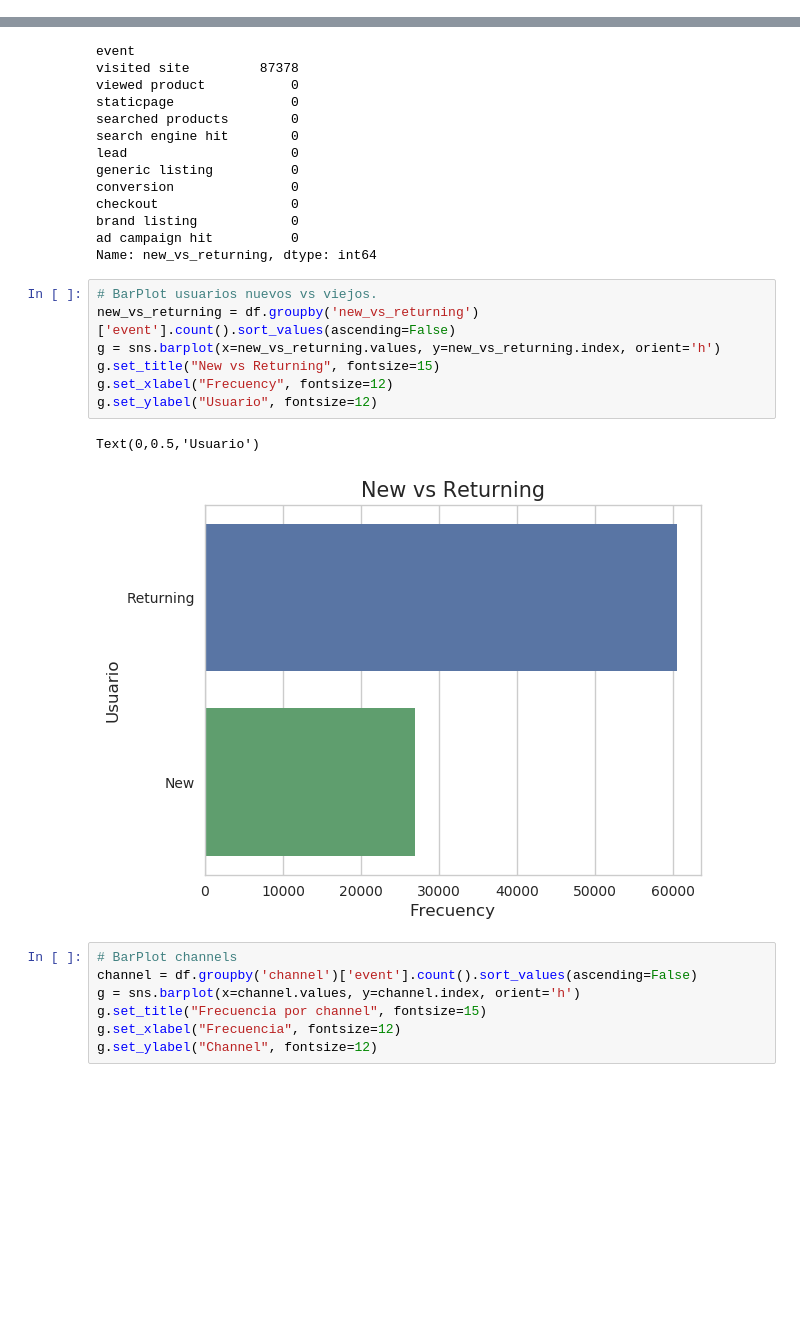
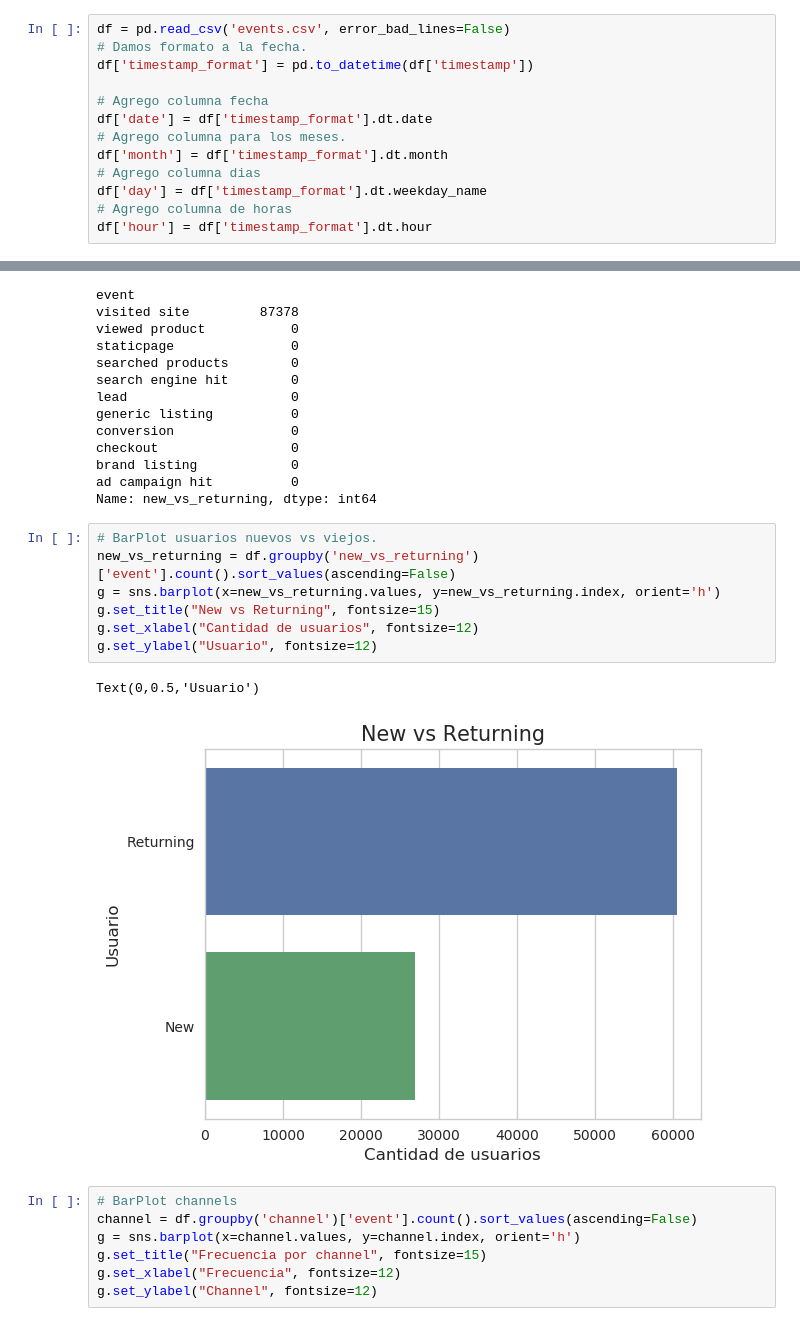
Before and after one commit to bauticanavese/Datos-Tps, a Jupyter notebook: TP1/Calculos Previos/analisis-santiago.ipynb, the cells around one changed output, grey strips where cells are left out. Cells and saved outputs as stored; diff of their text form; blank space fills up the shorter version.

```diff
--- a/TP1/Calculos Previos/analisis-santiago.ipynb
+++ b/TP1/Calculos Previos/analisis-santiago.ipynb
@@ -18,3 +16,16 @@ df = pd.read_csv('events.csv', error_bad_lines=False)
+# %%
+df = pd.read_csv('events.csv', error_bad_lines=False)
+# Damos formato a la fecha.
+df['timestamp_format'] = pd.to_datetime(df['timestamp'])
+
+# Agrego columna fecha
+df['date'] = df['timestamp_format'].dt.date
+# Agrego columna para los meses.
+df['month'] = df['timestamp_format'].dt.month
+# Agrego columna dias
+df['day'] = df['timestamp_format'].dt.weekday_name
+# Agrego columna de horas
+df['hour'] = df['timestamp_format'].dt.hour
 # %%
 # solo hay datos de new_vs_returning para el evento 'visited_site'
 new_vs_returning2 = df.groupby('event')['new_vs_returning'].count().sort_values(ascending=False)
@@ -36,13 +47,13 @@ Name: new_vs_returning, dtype: int64
 # %%
 # BarPlot usuarios nuevos vs viejos.
 new_vs_returning = df.groupby('new_vs_returning')['event'].count().sort_values(ascending=False)
 g = sns.barplot(x=new_vs_returning.values, y=new_vs_returning.index, orient='h')
 g.set_title("New vs Returning", fontsize=15)
-g.set_xlabel("Frecuency", fontsize=12)
+g.set_xlabel("Cantidad de usuarios", fontsize=12)
 g.set_ylabel("Usuario", fontsize=12)
 # %% [output]
 Text(0,0.5,'Usuario')
-[figure, old version]
+[figure, new version]
 # %%
 # BarPlot channels
 channel = df.groupby('channel')['event'].count().sort_values(ascending=False)
```
Also changed, not shown: parts of 11 cells of this notebook.
